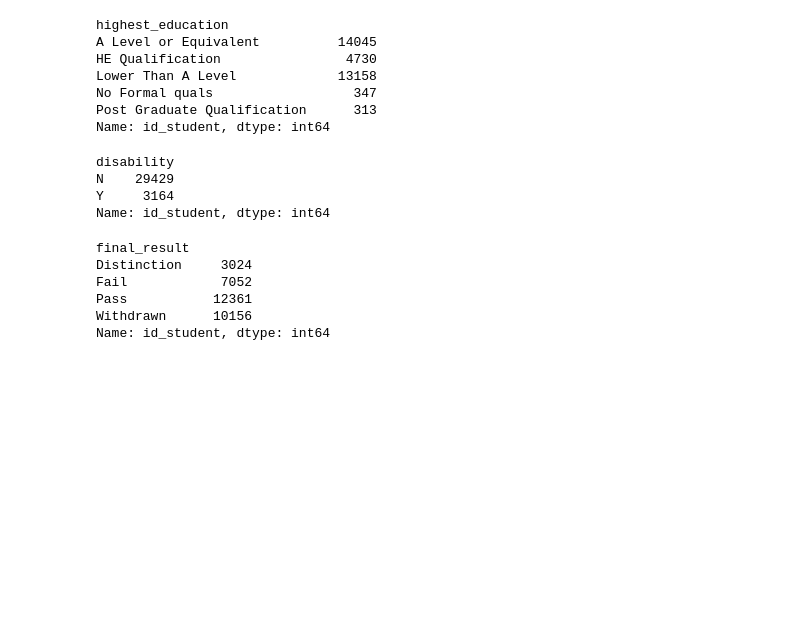
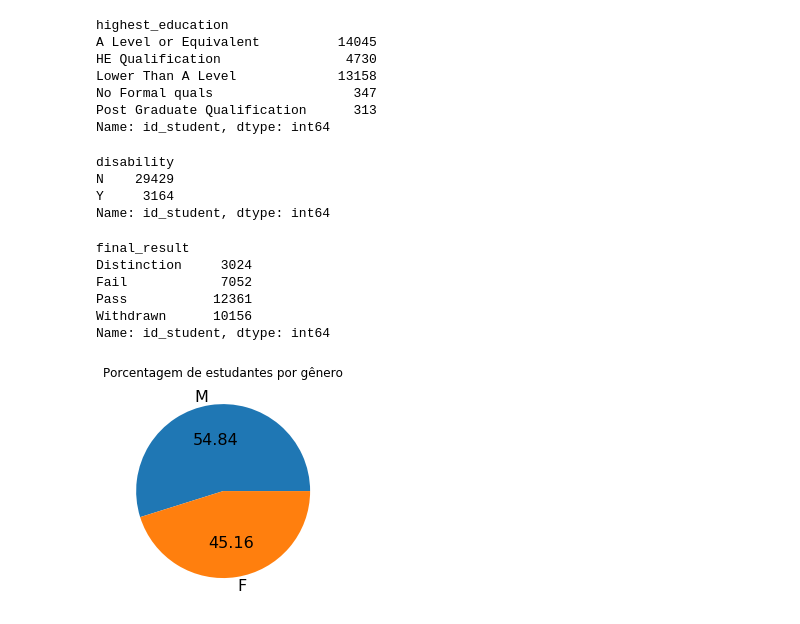
Before and after one commit to augustonogueira/DesafioTrybeLDA, a Jupyter notebook: Resolução do Case.ipynb, the cells around one changed output. Drawn from its saved outputs; the diff is of its cells as text; code cells hidden in the pictures; blank space fills up the shorter version.

```diff
--- a/Resolução do Case.ipynb
+++ b/Resolução do Case.ipynb
@@ -230,5 +325,15 @@ Fail            7052
 Pass           12361
 Withdrawn      10156
 Name: id_student, dtype: int64
+# %%
+#Análise de perfil de estudantes
+plt.figure()
+g = stdinfo_df.gender.value_counts()/len(stdinfo_df)
+g.plot.pie(autopct='%.2f', fontsize=16)
+plt.title('Porcentagem de estudantes por gênero')
+plt.ylabel('')
+plt.show()
+# %% [output]
+[figure, added]
 # %%
 plt.figure()
```
Also changed, not shown: parts of 29 cells of this notebook.
